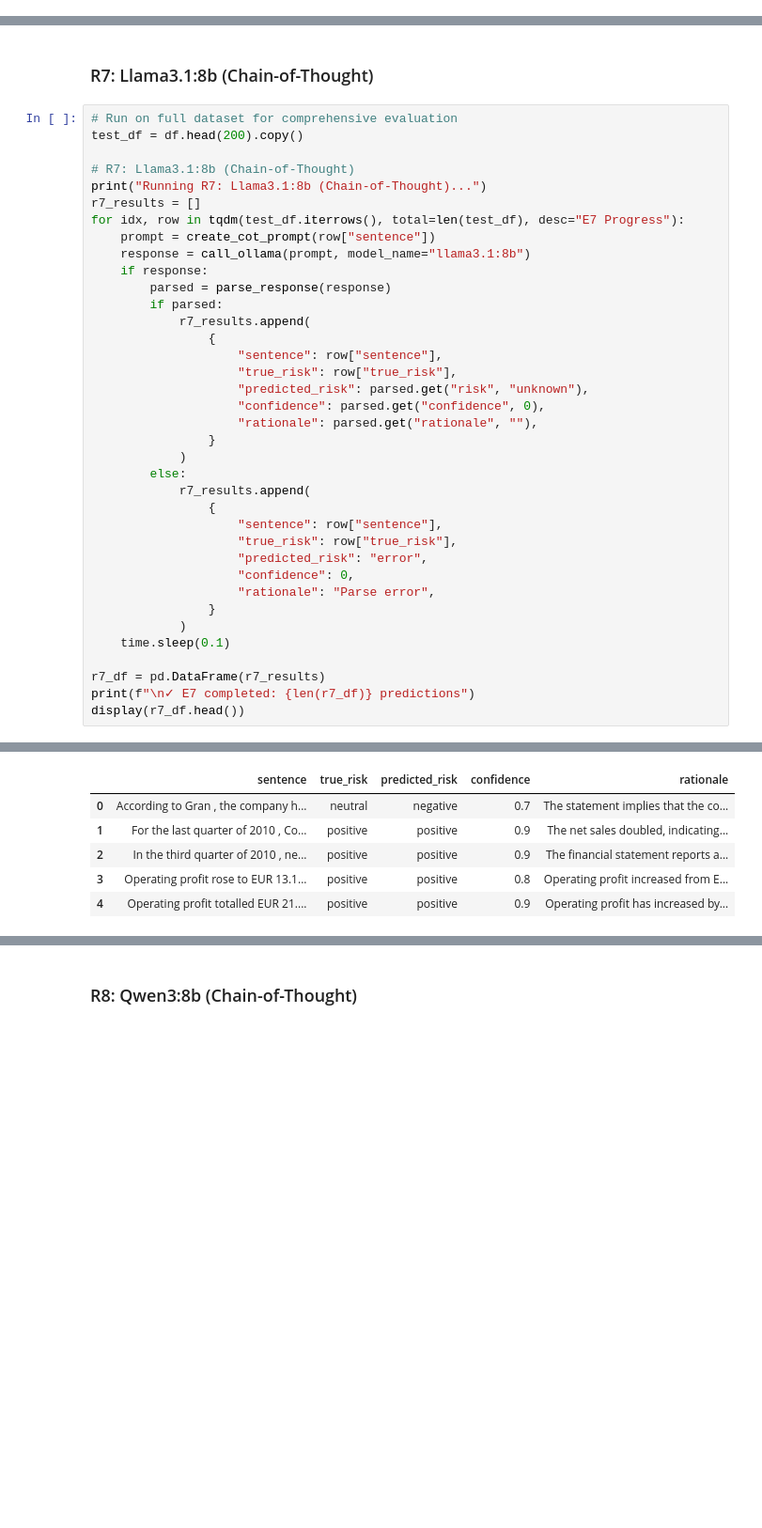
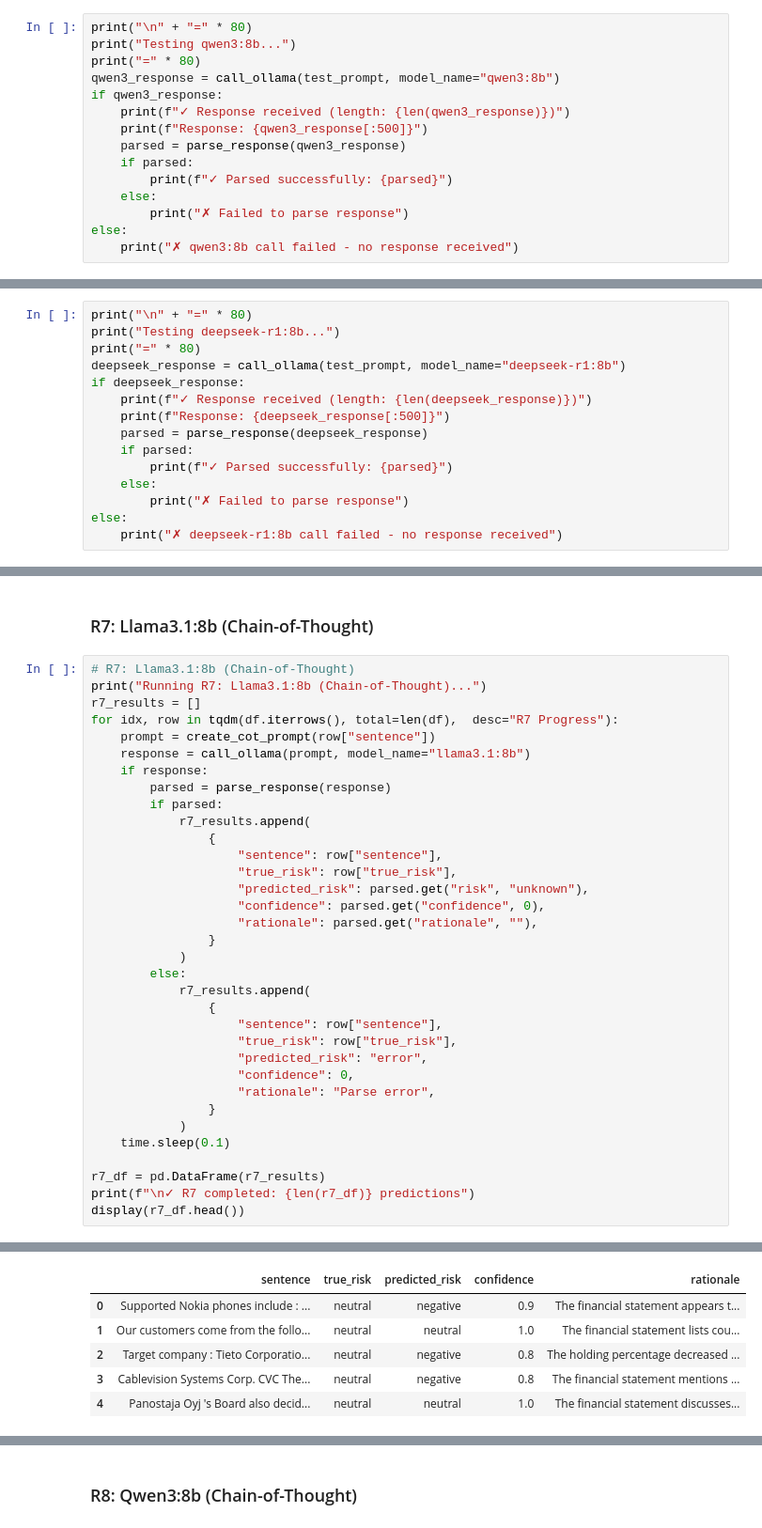
Before and after one commit to isidharthrai/Prompt_Engineering_for_Financial_Texts, a Jupyter notebook: Startified Data PMP/Task2_Risk_Assessment/Chain_of_Thought/R7_R8_R9_cot_risk.ipynb, the cells around one changed output, grey strips where cells are left out. Shown at 94% size. Cells and saved outputs as stored; diff of their text form; blank space fills up the shorter version.

```diff
--- a/Startified Data PMP/Task2_Risk_Assessment/Chain_of_Thought/R7_R8_R9_cot_risk.ipynb
+++ b/Startified Data PMP/Task2_Risk_Assessment/Chain_of_Thought/R7_R8_R9_cot_risk.ipynb
@@ -187,0 +230,15 @@ print("✓ Model inference functions defined")
+# %%
+print("\n" + "=" * 80)
+print("Testing qwen3:8b...")
+print("=" * 80)
+qwen3_response = call_ollama(test_prompt, model_name="qwen3:8b")
+if qwen3_response:
+    print(f"✓ Response received (length: {len(qwen3_response)})")
+    print(f"Response: {qwen3_response[:500]}")
+    parsed = parse_response(qwen3_response)
+    if parsed:
+        print(f"✓ Parsed successfully: {parsed}")
+    else:
+        print("✗ Failed to parse response")
+else:
+    print("✗ qwen3:8b call failed - no response received")
@@ -187,0 +256,15 @@ print("✓ Model inference functions defined")
+# %%
+print("\n" + "=" * 80)
+print("Testing deepseek-r1:8b...")
+print("=" * 80)
+deepseek_response = call_ollama(test_prompt, model_name="deepseek-r1:8b")
+if deepseek_response:
+    print(f"✓ Response received (length: {len(deepseek_response)})")
+    print(f"Response: {deepseek_response[:500]}")
+    parsed = parse_response(deepseek_response)
+    if parsed:
+        print(f"✓ Parsed successfully: {parsed}")
+    else:
+        print("✗ Failed to parse response")
+else:
+    print("✗ deepseek-r1:8b call failed - no response received")
@@ -190,13 +286,10 @@ print("✓ Model inference functions defined")
 # %% [markdown]
 ### R7: Llama3.1:8b (Chain-of-Thought)
 # %%
-# Run on full dataset for comprehensive evaluation
-test_df = df.head(200).copy()
-
 # R7: Llama3.1:8b (Chain-of-Thought)
 print("Running R7: Llama3.1:8b (Chain-of-Thought)...")
 r7_results = []
-for idx, row in tqdm(test_df.iterrows(), total=len(test_df), desc="E7 Progress"):
+for idx, row in tqdm(df.iterrows(), total=len(df),  desc="R7 Progress"):
     prompt = create_cot_prompt(row["sentence"])
     response = call_ollama(prompt, model_name="llama3.1:8b")
     if response:
@@ -224,7 +317,7 @@ for idx, row in tqdm(test_df.iterrows(), total=len(test_df), desc="E7 Progress")
     time.sleep(0.1)
 
 r7_df = pd.DataFrame(r7_results)
-print(f"\n✓ E7 completed: {len(r7_df)} predictions")
+print(f"\n✓ R7 completed: {len(r7_df)} predictions")
 display(r7_df.head())
 # %% [output]
 Running R7: Llama3.1:8b (Chain-of-Thought)...
@@ -232,6 +342,6 @@ Running R7: Llama3.1:8b (Chain-of-Thought)...
 |  | sentence | true_risk | predicted_risk | confidence | rationale |
-| 0 | According to Gran , the company h... | neutral | negative | 0.7 | The statement implies that the co... |
-| 1 | For the last quarter of 2010 , Co... | positive | positive | 0.9 | The net sales doubled, indicating... |
-| 2 | In the third quarter of 2010 , ne... | positive | positive | 0.9 | The financial statement reports a... |
-| 3 | Operating profit rose to EUR 13.1... | positive | positive | 0.8 | Operating profit increased from E... |
-| 4 | Operating profit totalled EUR 21.... | positive | positive | 0.9 | Operating profit has increased by... |
+| 0 | Supported Nokia phones include : ... | neutral | negative | 0.9 | The financial statement appears t... |
+| 1 | Our customers come from the follo... | neutral | neutral | 1.0 | The financial statement lists cou... |
+| 2 | Target company : Tieto Corporatio... | neutral | negative | 0.8 | The holding percentage decreased ... |
+| 3 | Cablevision Systems Corp. CVC The... | neutral | negative | 0.8 | The financial statement mentions ... |
+| 4 | Panostaja Oyj 's Board also decid... | neutral | neutral | 1.0 | The financial statement discusses... |
```
Also changed, not shown: parts of 20 cells of this notebook, 30 other files.
